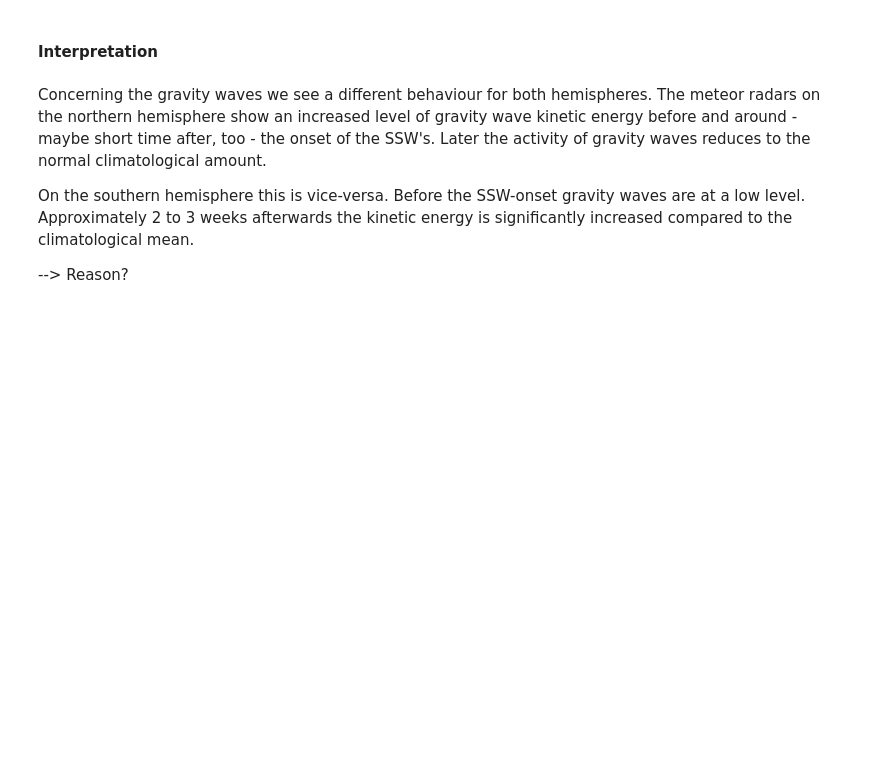
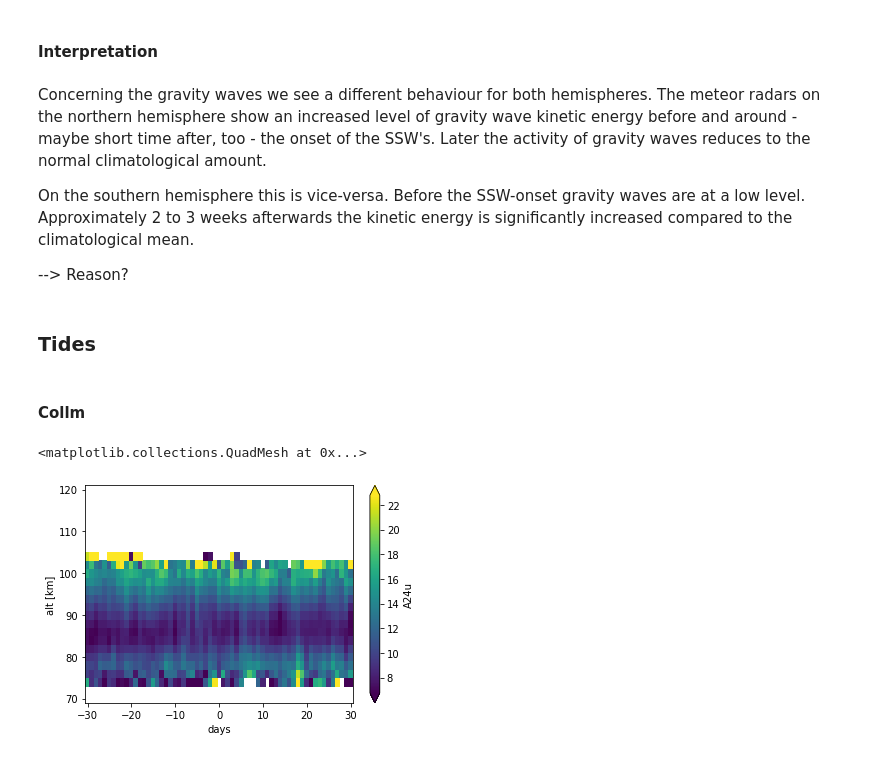
Before and after one commit to VACILT/SSW_project, a Jupyter notebook: meteorological conditions during ssw events.ipynb, the cells around one changed output. Saved outputs shown, nothing was run; the diff lists cells and outputs as text; code cells hidden in the pictures; blank space fills up the shorter version.

```diff
--- a/meteorological conditions during ssw events.ipynb
+++ b/meteorological conditions during ssw events.ipynb
@@ -467,3 +476,22 @@ Concerning the gravity waves we see a different behaviour for both hemispheres.
 On the southern hemisphere this is vice-versa. Before the SSW-onset gravity waves are at a low level. Approximately 2 to 3 weeks afterwards the kinetic energy is significantly increased compared to the climatological mean.
 
 --> Reason?
+# %% [markdown]
+### Tides
+# %% [markdown]
+#### Collm
+# %%
+tides_col = read_group('tides','Col')
+
+diurnal_u_col = read_var(tides_col,'A24u')
+semidiurnal_u_col = read_var(tides_col,'A12u')
+terdiurnal_u_col = read_var(tides_col,'A8u')
+# %%
+sea_diurnal_u_col = sea(30,'Col',diurnal_u_col)
+sea_semidiurnal_u_col = sea(30,'Col',semidiurnal_u_col)
+sea_terdiurnal_u_col = sea(30,'Col',terdiurnal_u_col)
+# %%
+sea_diurnal_u_col.plot(x='days',robust=True)
+# %% [output]
+<matplotlib.collections.QuadMesh at 0x...>
+[figure, added]
```
Also changed, not shown: parts of 5 cells of this notebook.
